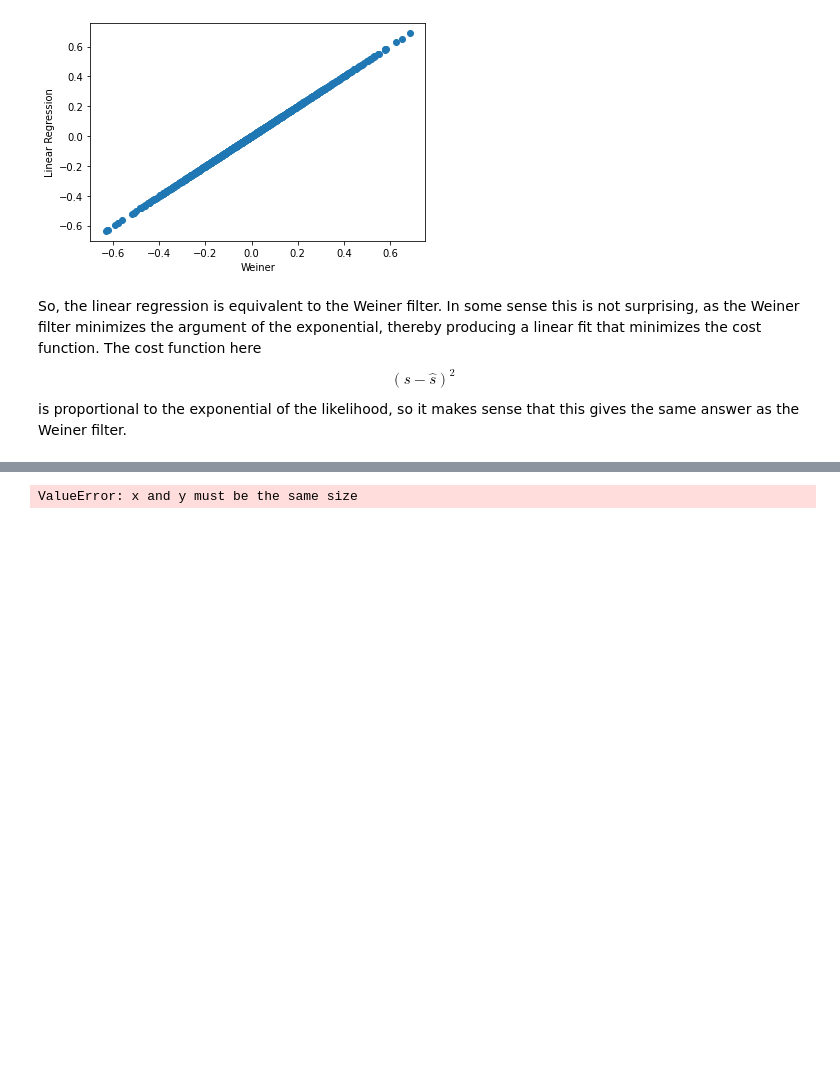
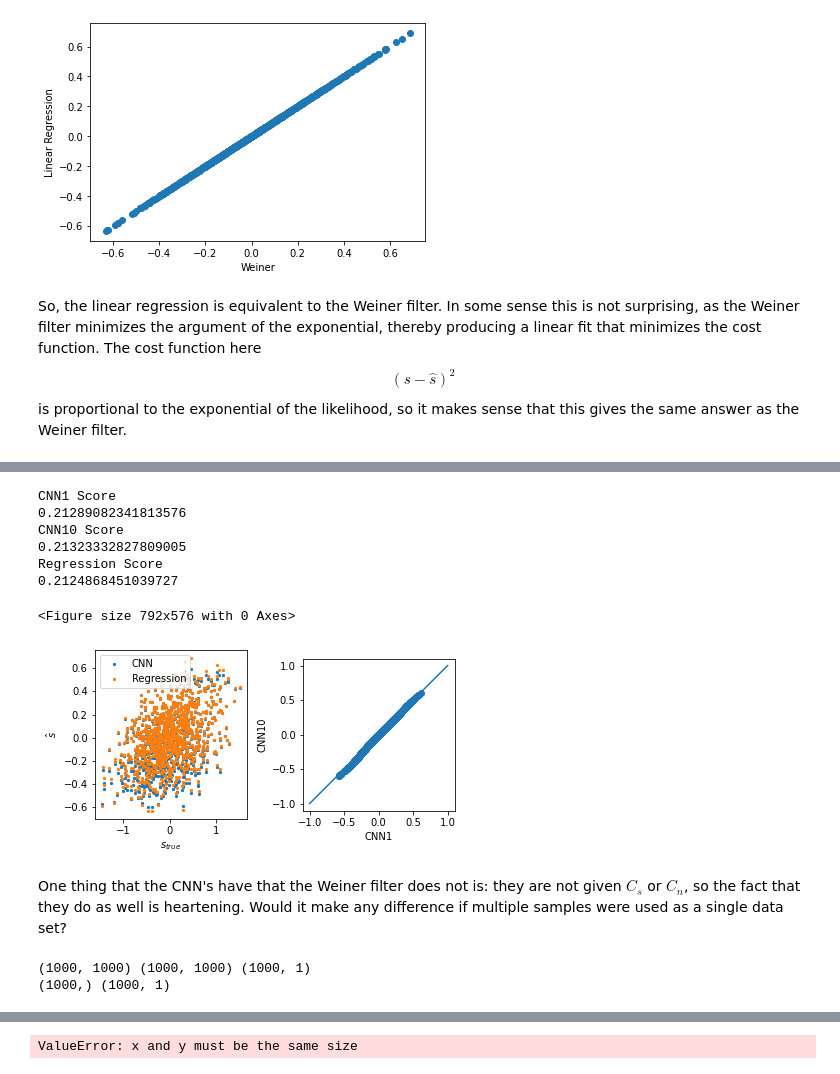
Before and after one commit to dodelson/aiphysics, a Jupyter notebook: weiner_emcee.ipynb, the cells around one changed output, grey strips where cells are left out. Saved outputs shown, nothing was run; the diff lists cells and outputs as text; code cells hidden in the pictures; blank space fills up the shorter version.

```diff
--- a/weiner_emcee.ipynb
+++ b/weiner_emcee.ipynb
@@ -427,0 +513,7 @@ model=keras.models.Sequential()
+# %%
+# Try one with more nodes
+m1=keras.models.Sequential()
+m1.add(keras.layers.Dense(10,activation ='tanh',input_shape=[1]))
+m1.add(keras.layers.Dense(1,activation ='tanh',input_shape=[1]))
+m1.compile(loss='mse')
+history=m1.fit(X_train,y_train,epochs=30)
@@ -427,0 +538,51 @@ model=keras.models.Sequential()
+# %%
+plt.figure(figsize=(11,8))
+fig, ax = plt.subplots(1, 2)
+plt.subplot(121)
+ax[0].scatter(y_test,m1.predict(X_test),label='CNN',s=5)
+plt.xlabel('$s_{true}$')
+plt.ylabel('$\hat s$')
+ax[0].scatter(y_test,regfit,label='Regression',s=5)
+ax[0].set_aspect(2.5)
+plt.legend()
+plt.subplot(122)
+ax[1].scatter(model.predict(X_test),m1.predict(X_test))
+plt.ylabel('CNN10')
+plt.xlabel('CNN1')
+ax[1].plot([-1,1],[-1,1])
+ax[1].set_aspect(1)
+fig.tight_layout()
+print('CNN1 Score')
+print(np.std(model.predict(X_test)-y_test)**2)
+print('CNN10 Score')
+print(np.std(m1.predict(X_test)-y_test)**2)
+print('Regression Score')
+print(np.std(regfit-y_test)**2)
+# %% [output]
+CNN1 Score
+0.21289082341813576
+CNN10 Score
+0.21323332827809005
+Regression Score
+0.2124868451039727
+<Figure size 792x576 with 0 Axes>
+[figure, added]
+# %% [markdown]
+One thing that the CNN's have that the Weiner filter does not is: they are not given $C_s$ or $C_n$, so the fact that they do as well is heartening. Would it make any difference if multiple samples were used as a single data set?
+# %%
+np.random.seed(seed=42)
+X_train=[]
+y_train=[]
+for i in range(1000):
+    n=np.random.normal(size=1000)
+    s=np.sqrt(CS)*np.random.normal(size=1000)
+    y_train.append(s)
+    d=s+n
+    X_train.append(d)
+X_train=np.array(X_train)
+y_train=np.array(y_train)
+print(np.shape(X_train),np.shape(y_train),y_test.shape)
+print(X_train.shape[1:],X_test.shape)
+# %% [output]
+(1000, 1000) (1000, 1000) (1000, 1)
+(1000,) (1000, 1)
```
Also changed, not shown: parts of 39 cells of this notebook.
